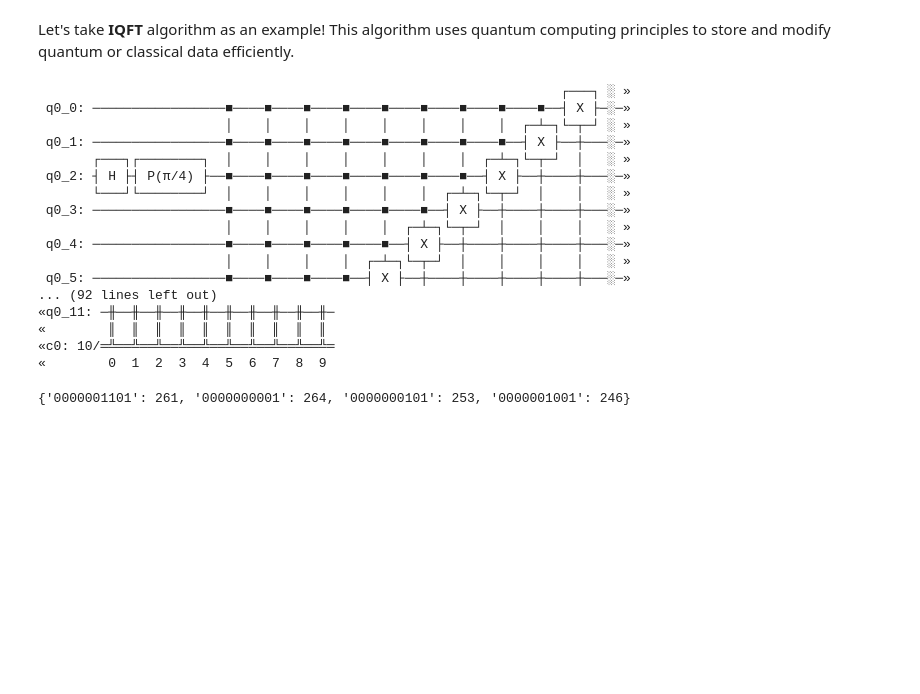
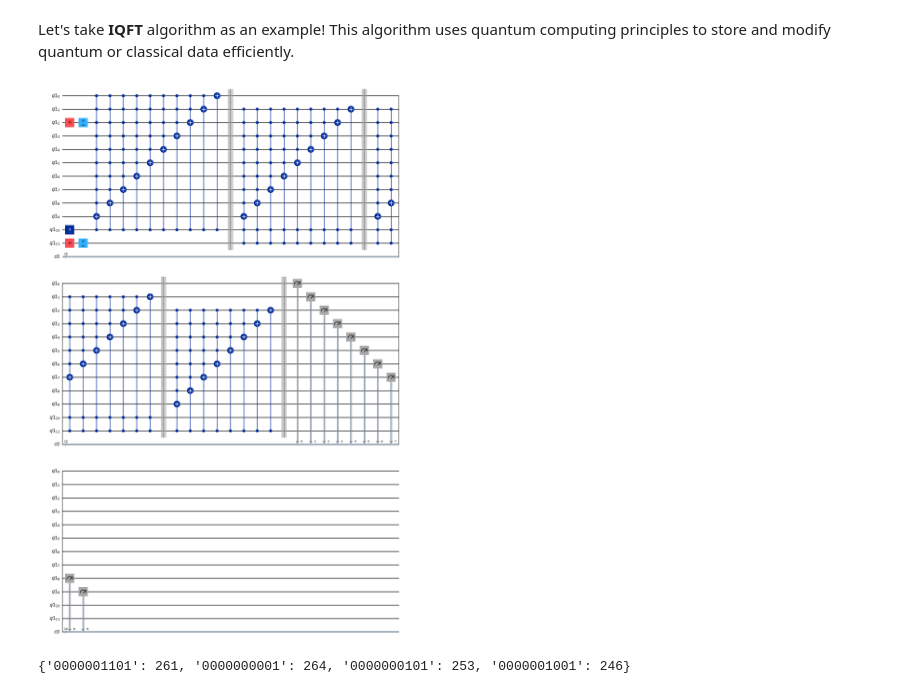
Before and after one commit to NordIQuEst/application-library, a Jupyter notebook: testing-tools/tutorial_qusbt.ipynb, the cells around one changed output. Cells and saved outputs as stored; diff of their text form; code cells hidden in the pictures; blank space fills up the shorter version.

```diff
--- a/testing-tools/tutorial_qusbt.ipynb
+++ b/testing-tools/tutorial_qusbt.ipynb
@@ -51,51 +51,35 @@ for i in range(8):
         control.append(j)
     qc.mcx(control,9-i)
 qc.ccx(10,11,1)
 
 qc.barrier()
 
 for i in range(8):
     control = []
     control.append(10)
     control.append(11)
     for j in range(1,9-i):
         control.append(j)
     qc.mcx(control,9-i)
 qc.ccx(10, 11, 1)
 
 qc.barrier()
 
 for i in range(7):
     control = []
     control.append(11)
     for j in range(2,9-i):
         control.append(j)
     qc.mcx(control,9-i)
 qc.cx(11,2)
 
 qc.barrier()
 
 qc.measure([0,1,2,3,4,5,6,7,8,9], [0,1,2,3,4,5,6,7,8,9])
 
-qc.draw()
+qc.draw(output="mpl")
 # %% [output]
-                                                                   ┌───┐ ░ »
- q0_0: ─────────────────■────■────■────■────■────■────■────■────■──┤ X ├─░─»
-                        │    │    │    │    │    │    │    │  ┌─┴─┐└─┬─┘ ░ »
- q0_1: ─────────────────■────■────■────■────■────■────■────■──┤ X ├──┼───░─»
-       ┌───┐┌────────┐  │    │    │    │    │    │    │  ┌─┴─┐└─┬─┘  │   ░ »
- q0_2: ┤ H ├┤ P(π/4) ├──■────■────■────■────■────■────■──┤ X ├──┼────┼───░─»
-       └───┘└────────┘  │    │    │    │    │    │  ┌─┴─┐└─┬─┘  │    │   ░ »
- q0_3: ─────────────────■────■────■────■────■────■──┤ X ├──┼────┼────┼───░─»
-                        │    │    │    │    │  ┌─┴─┐└─┬─┘  │    │    │   ░ »
- q0_4: ─────────────────■────■────■────■────■──┤ X ├──┼────┼────┼────┼───░─»
-                        │    │    │    │  ┌─┴─┐└─┬─┘  │    │    │    │   ░ »
- q0_5: ─────────────────■────■────■────■──┤ X ├──┼────┼────┼────┼────┼───░─»
-... (92 lines left out)
-«q0_11: ─╫──╫──╫──╫──╫──╫──╫──╫──╫──╫─
-«        ║  ║  ║  ║  ║  ║  ║  ║  ║  ║
-«c0: 10/═╩══╩══╩══╩══╩══╩══╩══╩══╩══╩═
-«        0  1  2  3  4  5  6  7  8  9
+[figure, added]
 # %%
 simulator = AerSimulator()
 result = simulator.run(qc, shots=1024).result()
```
